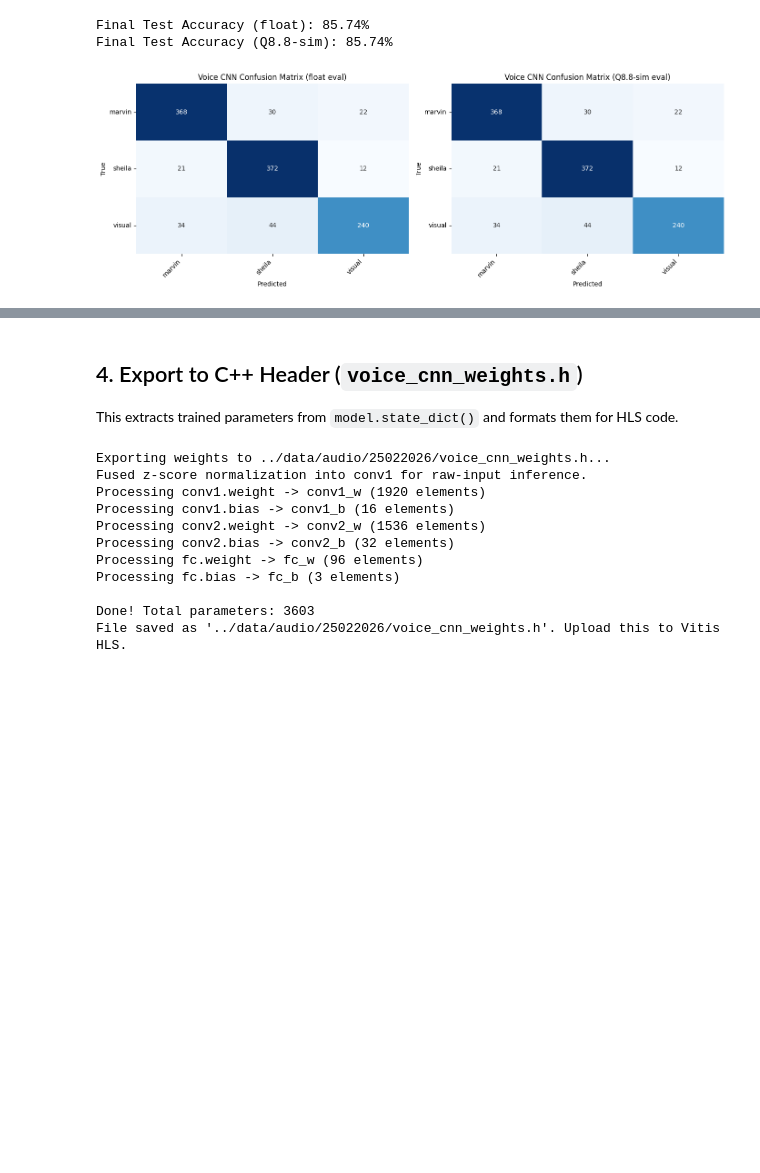
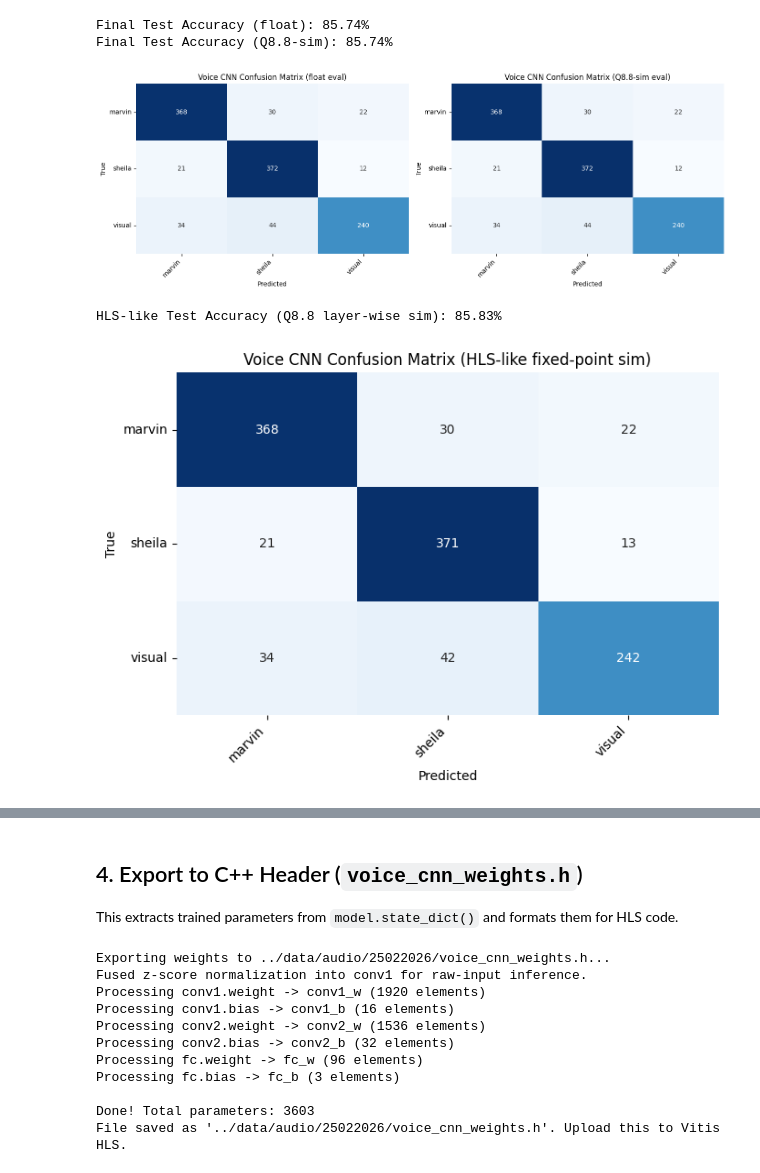
Before and after one commit to Luo-Z-Y/CG4002-AI, a Jupyter notebook: notebooks/train_voice_cnn.ipynb, the cells around one changed output, grey strips where cells are left out. Drawn from its saved outputs; the diff is of its cells as text; code cells hidden in the pictures; blank space fills up the shorter version.

Commit message:
update voice cnn

```diff
--- a/notebooks/train_voice_cnn.ipynb
+++ b/notebooks/train_voice_cnn.ipynb
@@ -658,3 +655,79 @@ plt.show()
 Final Test Accuracy (float): 85.74%
 Final Test Accuracy (Q8.8-sim): 85.74%
 [figure]
+# %%
+# HLS-like fixed-point evaluation (layer-wise Q8.8 simulation)
+# Purpose: closer software proxy to C++ HLS than input-only quantization.
+import torch.nn.functional as F
+
+Q88_MIN = -128.0
+Q88_MAX = 127.99609375
+Q88_SCALE = 256.0
+
+def q88_ap_trn_sat(x: torch.Tensor) -> torch.Tensor:
+    # Approximate ap_fixed<16,8,AP_TRN,AP_SAT>: clamp + truncation in Q8.8 domain.
+    y = torch.clamp(x, Q88_MIN, Q88_MAX)
+    y = torch.trunc(y * Q88_SCALE) / Q88_SCALE
+    return y
+
+@torch.no_grad()
+def hls_like_forward(model: nn.Module, x: torch.Tensor) -> torch.Tensor:
+    # Quantize inputs and parameters, then quantize between each major op.
+    w1 = q88_ap_trn_sat(model.conv1.weight)
+    b1 = q88_ap_trn_sat(model.conv1.bias)
+    w2 = q88_ap_trn_sat(model.conv2.weight)
+    b2 = q88_ap_trn_sat(model.conv2.bias)
+    wf = q88_ap_trn_sat(model.fc.weight)
+    bf = q88_ap_trn_sat(model.fc.bias)
+
+    xq = q88_ap_trn_sat(x)
+
+    xq = F.conv1d(xq, w1, b1, stride=1, padding=1)
+    xq = q88_ap_trn_sat(xq)
+    xq = F.relu(xq)
+    xq = q88_ap_trn_sat(xq)
+    xq = F.max_pool1d(xq, kernel_size=2)
+    xq = q88_ap_trn_sat(xq)
+
+    xq = F.conv1d(xq, w2, b2, stride=1, padding=1)
+    xq = q88_ap_trn_sat(xq)
+    xq = F.relu(xq)
+    xq = q88_ap_trn_sat(xq)
+    xq = F.adaptive_avg_pool1d(xq, 1)
+    xq = q88_ap_trn_sat(xq)
+
+    xq = xq.squeeze(-1)
+    xq = F.linear(xq, wf, bf)
+    xq = q88_ap_trn_sat(xq)
+    return xq
+
+@torch.no_grad()
+def evaluate_loader_hls_like(model: nn.Module, loader):
+    model.eval()
+    y_true, y_pred = [], []
+    for inputs, labels in loader:
+        outputs = hls_like_forward(model, inputs)
+        pred = torch.argmax(outputs, dim=1)
+        y_true.extend(labels.detach().cpu().numpy().tolist())
+        y_pred.extend(pred.detach().cpu().numpy().tolist())
+    acc = 100.0 * accuracy_score(y_true, y_pred)
+    return acc, y_true, y_pred
+
+hls_like_acc, y_true_hls, y_pred_hls = evaluate_loader_hls_like(model, test_loader)
+print(f'HLS-like Test Accuracy (Q8.8 layer-wise sim): {hls_like_acc:.2f}%')
+
+cm_hls = confusion_matrix(y_true_hls, y_pred_hls)
+labels = ACTIVE_LABELS if ('ACTIVE_LABELS' in globals() and len(ACTIVE_LABELS) == cm_hls.shape[0]) else [str(i) for i in range(cm_hls.shape[0])]
+
+plt.figure(figsize=(7, 5))
+sns.heatmap(cm_hls, annot=True, fmt='d', cmap='Blues', cbar=False)
+plt.title('Voice CNN Confusion Matrix (HLS-like fixed-point sim)')
+plt.xlabel('Predicted')
+plt.ylabel('True')
+plt.xticks(ticks=[i + 0.5 for i in range(len(labels))], labels=labels, rotation=45, ha='right')
+plt.yticks(ticks=[i + 0.5 for i in range(len(labels))], labels=labels, rotation=0)
+plt.tight_layout()
+plt.show()
+# %% [output]
+HLS-like Test Accuracy (Q8.8 layer-wise sim): 85.83%
+[figure, added]
```
Also changed, not shown: parts of 2 cells of this notebook, 5 other files.
